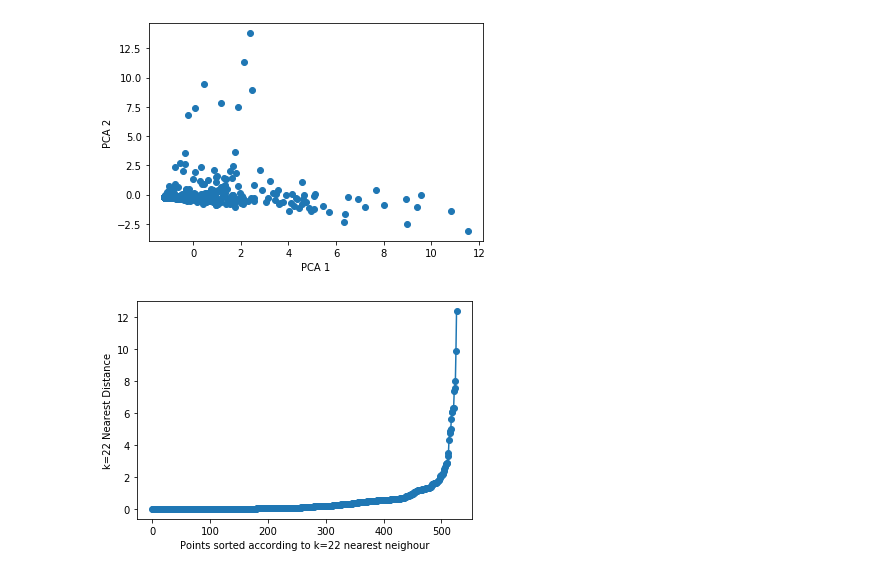
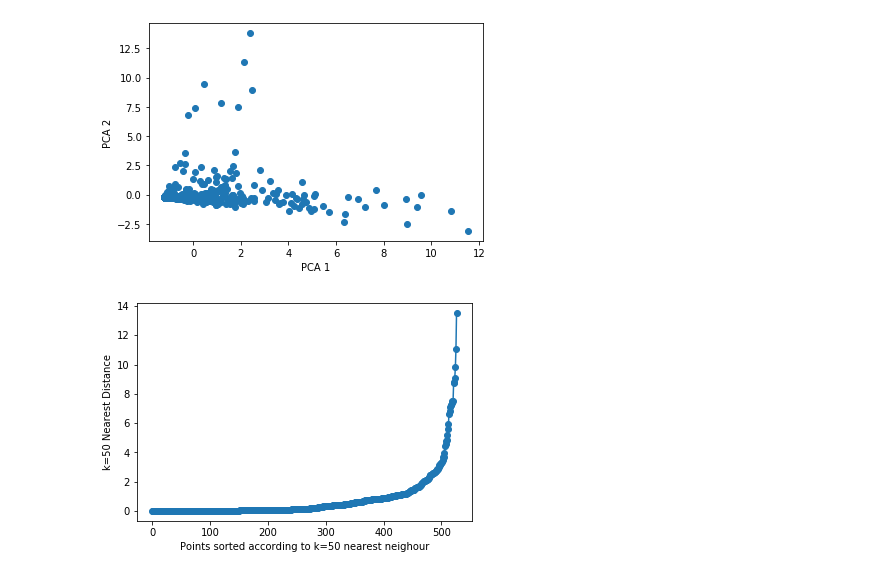
Before and after one commit to rynaa/crime-analysis-report-1, a Jupyter notebook: dbscan.ipynb, the cells around one changed output. Cells and saved outputs as stored; diff of their text form; code cells hidden in the pictures.

```diff
--- a/dbscan.ipynb
+++ b/dbscan.ipynb
@@ -74,7 +74,6 @@ class DBSCAN(object):
         y = sorted([DBSCAN.k_nearest_neighbour(data, pt, k_nn) for pt in data])
         # plot
         plt.plot([id_ for id_ in range(len(data))], y, marker='o')
-        plt.rcParams["figure.figsize"] = [8,8]
         plt.xlabel('Points sorted according to k={} nearest neighour'.format(k_nn))
         plt.ylabel('k={} Nearest Distance'.format(k_nn))
 # %%
@@ -186,6 +184,6 @@ plt
 <module 'matplotlib.pyplot' from '/home/pranjal/.local/share/virtualenvs/crime-analysis-report-pk3Cf-oK/lib/python3.7/site-packages/matplotlib/pyplot.py'>
 [figure]
 # %%
-DBSCAN.plot_param_est_curve(PCA_components.loc[:, [0,1]].to_numpy(), 22)
+DBSCAN.plot_param_est_curve(PCA_components.loc[:, [0,1]].to_numpy(), 50)
 # %% [output]
-[figure, old version]
+[figure, new version]
```
Also changed, not shown: parts of 7 cells of this notebook, 1 other file.
